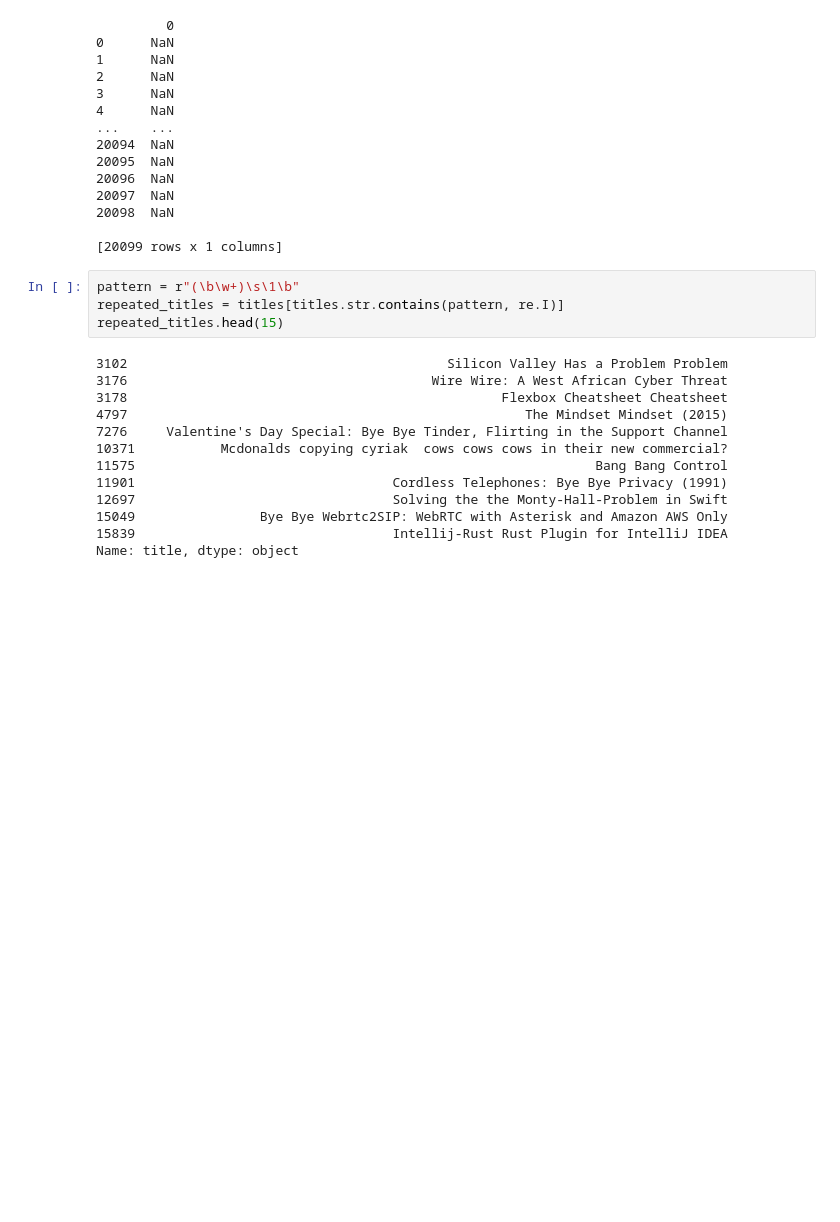
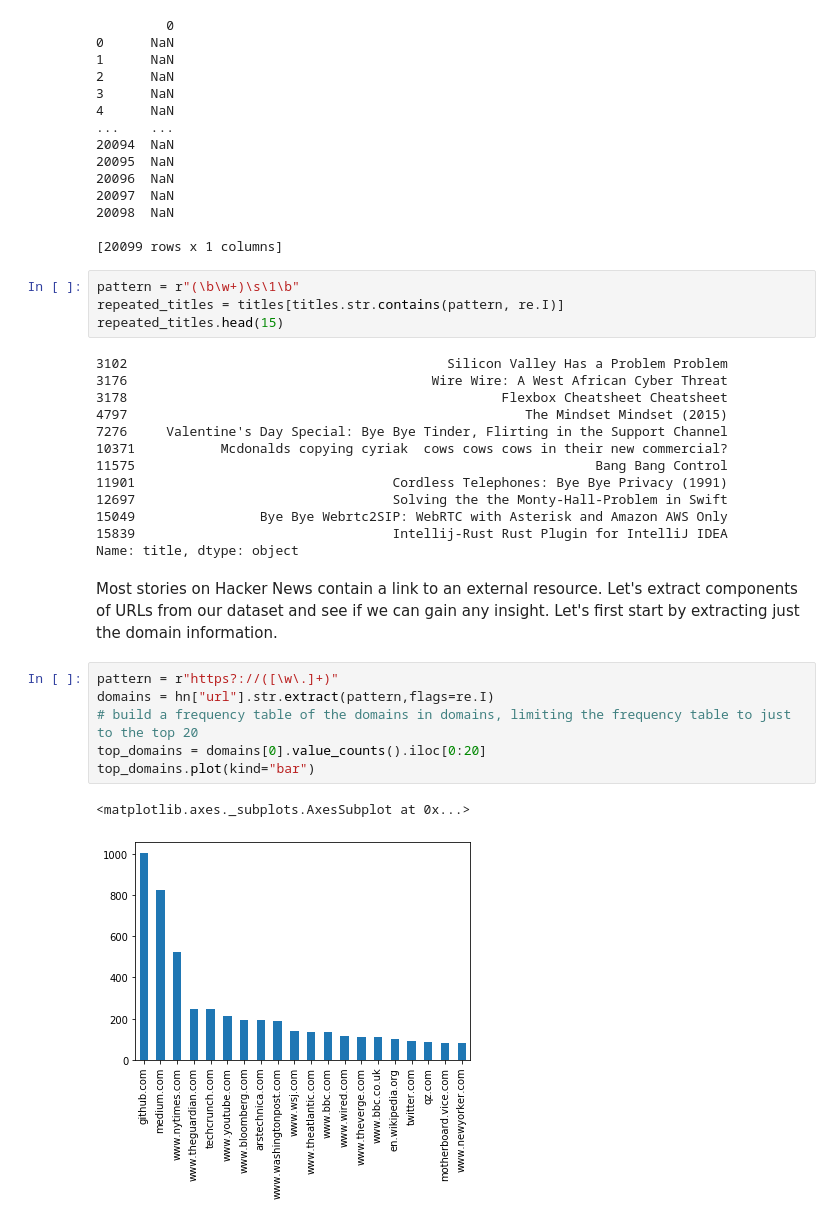
Before and after one commit to srinivasanprashant/Hacker-News-Submission-Analysis, a Jupyter notebook: Hacker News Analysis.ipynb, the cells around one changed output. Cells and saved outputs as stored; diff of their text form; blank space fills up the shorter version.

Commit message:
extract and plot freq table of domains from the URLs

```diff
--- a/Hacker News Analysis.ipynb
+++ b/Hacker News Analysis.ipynb
@@ -489,3 +489,14 @@ repeated_titles.head(15)
 15049                Bye Bye Webrtc2SIP: WebRTC with Asterisk and Amazon AWS Only
 15839                                 Intellij-Rust Rust Plugin for IntelliJ IDEA
 Name: title, dtype: object
+# %% [markdown]
+Most stories on Hacker News contain a link to an external resource. Let's extract components of URLs from our dataset and see if we can gain any insight. Let's first start by extracting just the domain information.
+# %%
+pattern = r"https?://([\w\.]+)"
+domains = hn["url"].str.extract(pattern,flags=re.I)
+# build a frequency table of the domains in domains, limiting the frequency table to just to the top 20
+top_domains = domains[0].value_counts().iloc[0:20]
+top_domains.plot(kind="bar")
+# %% [output]
+<matplotlib.axes._subplots.AxesSubplot at 0x...>
+[figure, added]
```
